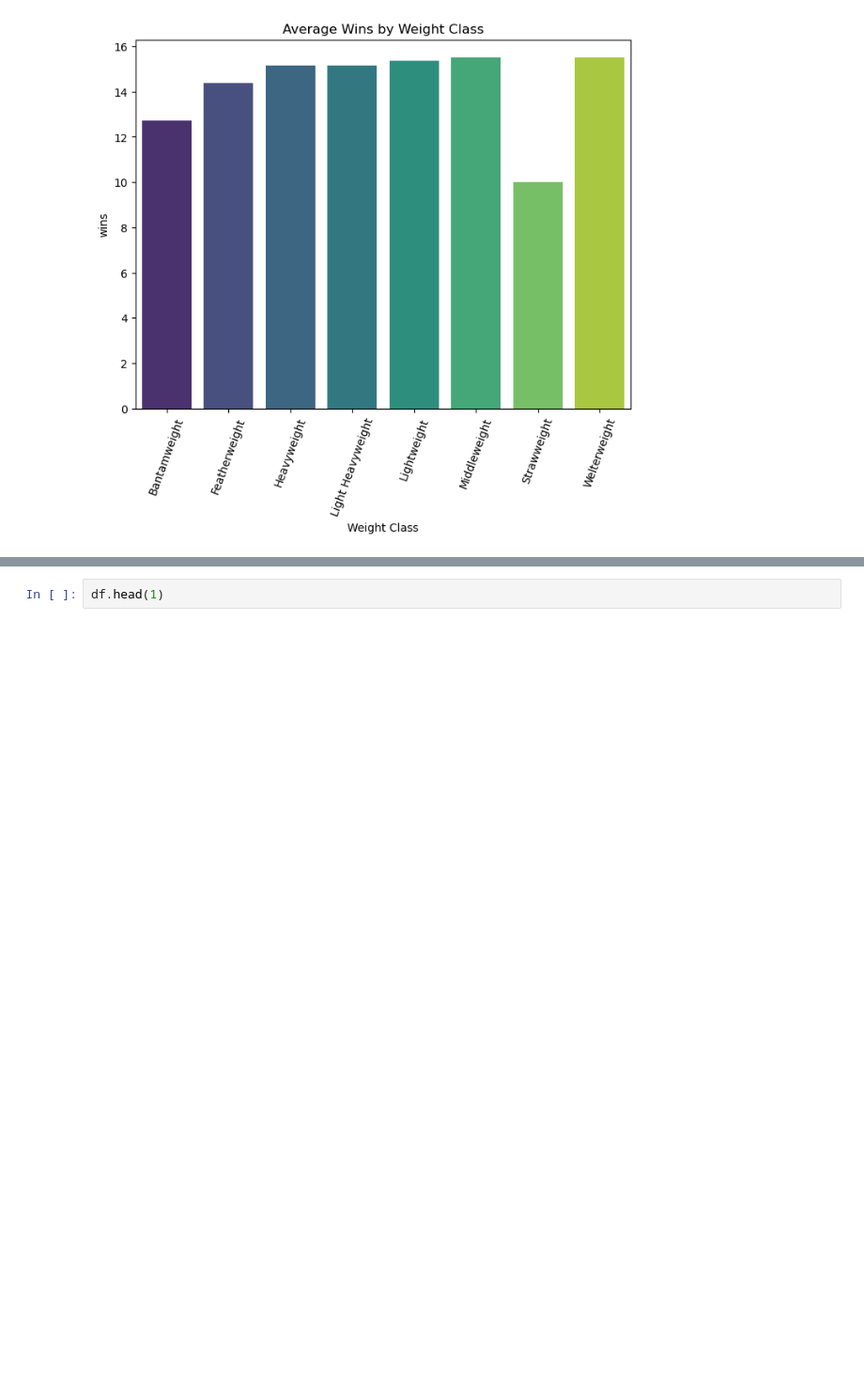
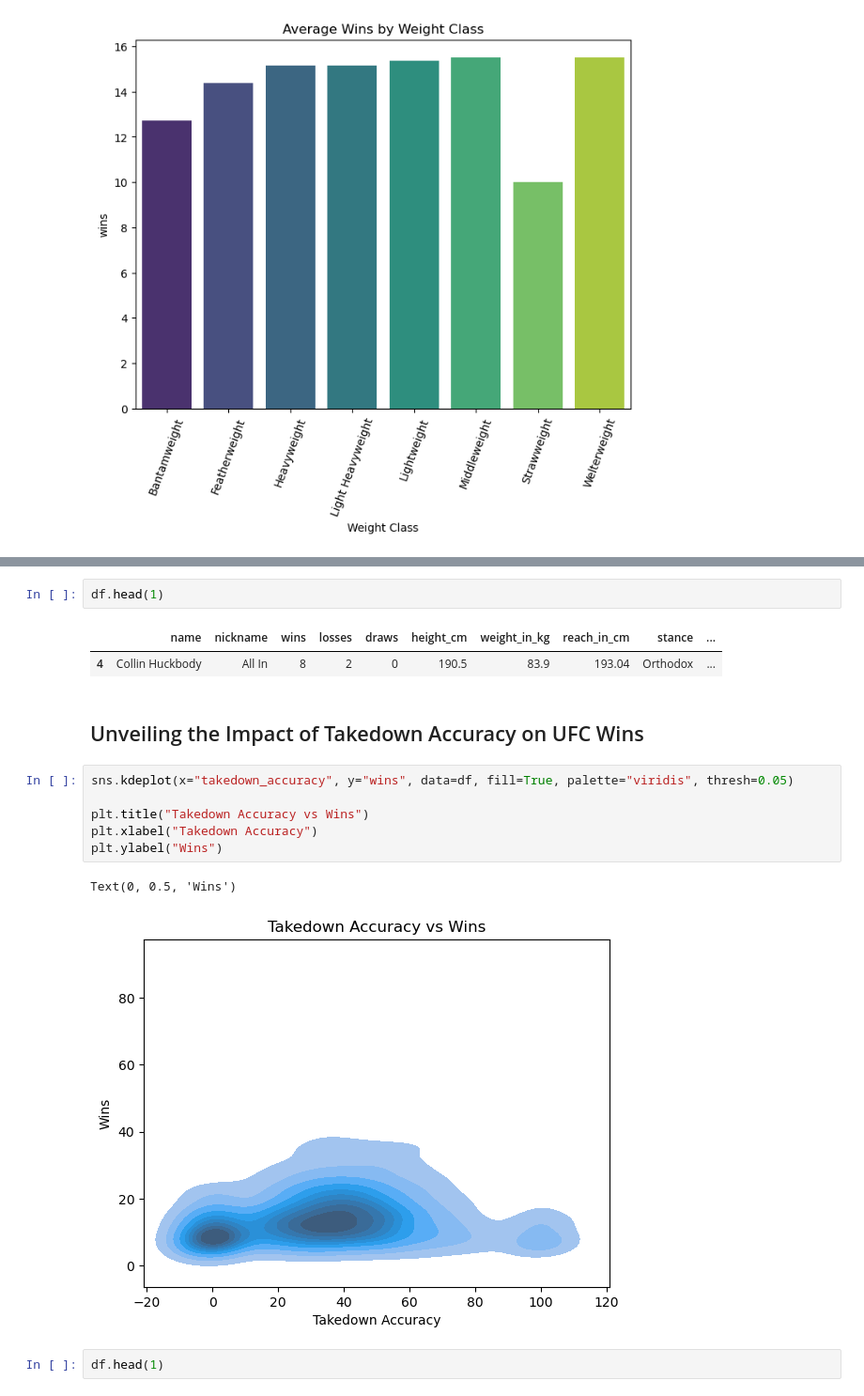
Before and after one commit to chanupadeshan/UFC-Fighters-Statistics-2024, a Jupyter notebook: main.ipynb, the cells around one changed output, grey strips where cells are left out. Shown at 94% size. Saved outputs shown, nothing was run; the diff lists cells and outputs as text; blank space fills up the shorter version.

Commit message:
Unveiling the Impact of Takedown Accuracy on UFC Wins

```diff
--- a/main.ipynb
+++ b/main.ipynb
@@ -390,3 +408,19 @@ Text(0.5, 1.0, 'Average Wins by Weight Class')
+# %%
+df.head(1)
+# %% [output]
+|  | name | nickname | wins | losses | draws | height_cm | weight_in_kg | reach_in_cm | stance | ... |
+| 4 | Collin Huckbody | All In | 8 | 2 | 0 | 190.5 | 83.9 | 193.04 | Orthodox | ... |
+# %% [markdown]
+## Unveiling the Impact of Takedown Accuracy on UFC Wins
+# %%
+sns.kdeplot(x="takedown_accuracy", y="wins", data=df, fill=True, palette="viridis", thresh=0.05)
+
+plt.title("Takedown Accuracy vs Wins")
+plt.xlabel("Takedown Accuracy")
+plt.ylabel("Wins")
+# %% [output]
+Text(0, 0.5, 'Wins')
+[figure, added]
 # %%
 df.head(1)
 # %% [output]
```
Also changed, not shown: parts of 2 cells of this notebook.
